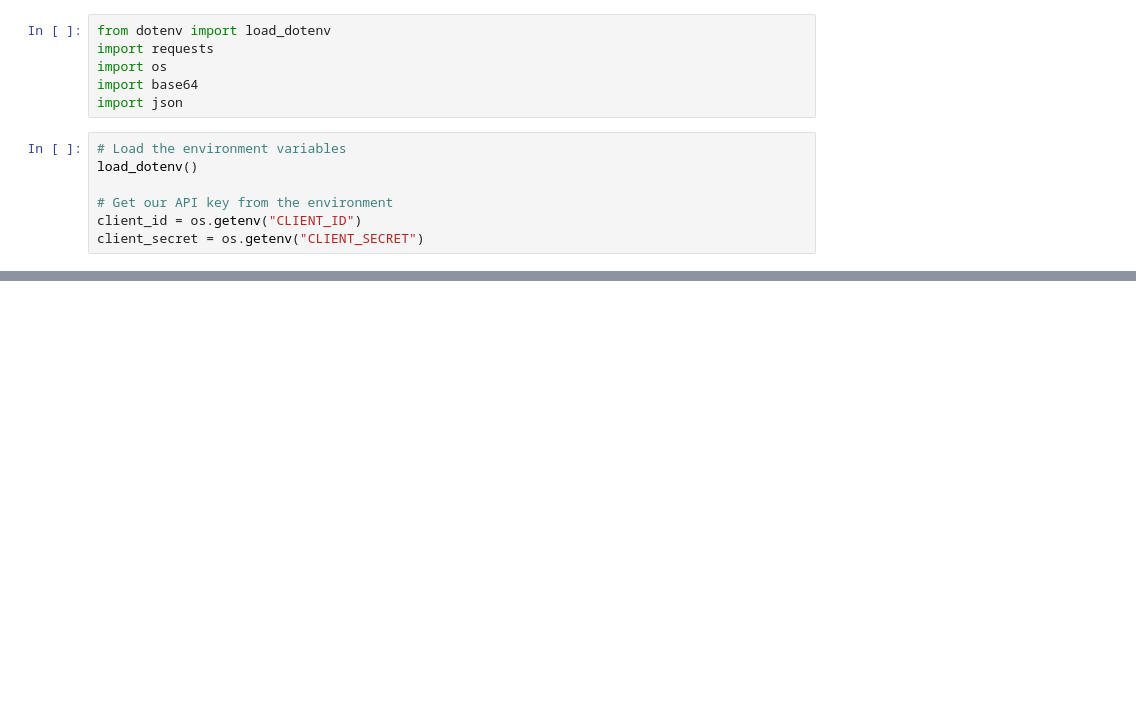
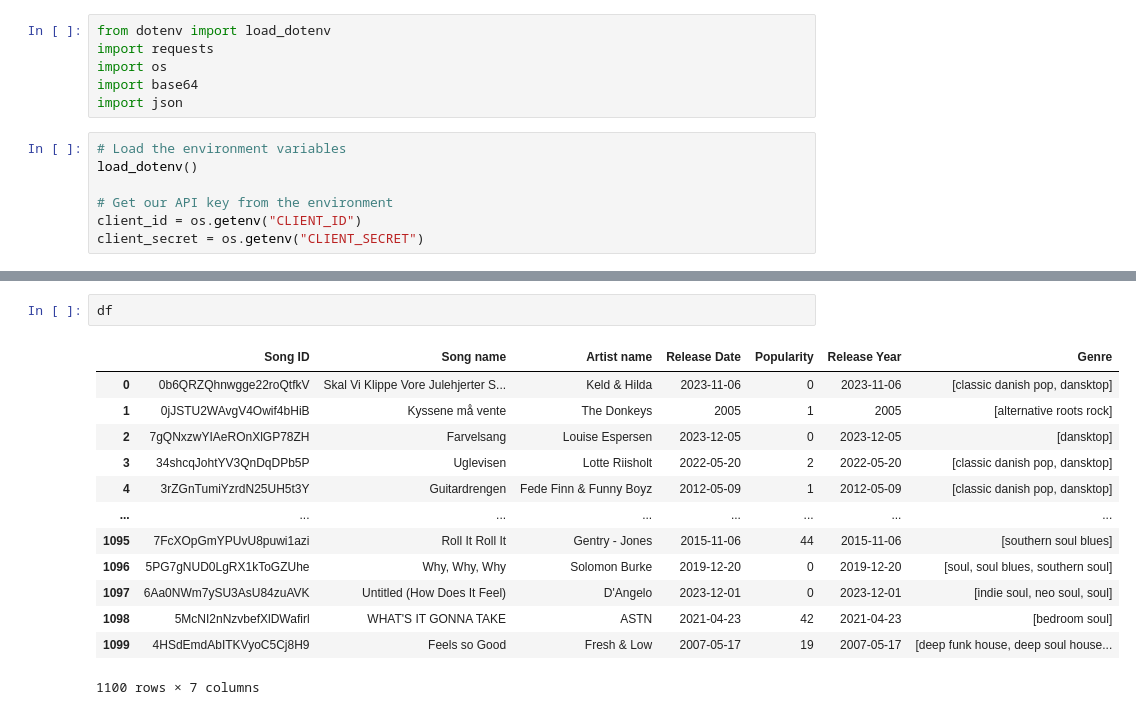
Before and after one commit to MaksiMental/Spotify-Music-Prediction, a Jupyter notebook: eda.ipynb, the cells around one changed output, grey strips where cells are left out. Cells and saved outputs as stored; diff of their text form; blank space fills up the shorter version.

```diff
--- a/eda.ipynb
+++ b/eda.ipynb
@@ -126,0 +186,16 @@ list of genres
+# %%
+df
+# %% [output]
+|  | Song ID | Song name | Artist name | Release Date | Popularity | Release Year | Genre |
+| 0 | 0b6QRZQhnwgge22roQtfkV | Skal Vi Klippe Vore Julehjerter S... | Keld & Hilda | 2023-11-06 | 0 | 2023-11-06 | [classic danish pop, dansktop] |
+| 1 | 0jJSTU2WAvgV4Owif4bHiB | Kyssene må vente | The Donkeys | 2005 | 1 | 2005 | [alternative roots rock] |
+| 2 | 7gQNxzwYIAeROnXlGP78ZH | Farvelsang | Louise Espersen | 2023-12-05 | 0 | 2023-12-05 | [dansktop] |
+| 3 | 34shcqJohtYV3QnDqDPb5P | Uglevisen | Lotte Riisholt | 2022-05-20 | 2 | 2022-05-20 | [classic danish pop, dansktop] |
+| 4 | 3rZGnTumiYzrdN25UH5t3Y | Guitardrengen | Fede Finn & Funny Boyz | 2012-05-09 | 1 | 2012-05-09 | [classic danish pop, dansktop] |
+| ... | ... | ... | ... | ... | ... | ... | ... |
+| 1095 | 7FcXOpGmYPUvU8puwi1azi | Roll It Roll It | Gentry - Jones | 2015-11-06 | 44 | 2015-11-06 | [southern soul blues] |
+| 1096 | 5PG7gNUD0LgRX1kToGZUhe | Why, Why, Why | Solomon Burke | 2019-12-20 | 0 | 2019-12-20 | [soul, soul blues, southern soul] |
+| 1097 | 6Aa0NWm7ySU3AsU84zuAVK | Untitled (How Does It Feel) | D'Angelo | 2023-12-01 | 0 | 2023-12-01 | [indie soul, neo soul, soul] |
+| 1098 | 5McNI2nNzvbefXlDWafirl | WHAT'S IT GONNA TAKE | ASTN | 2021-04-23 | 42 | 2021-04-23 | [bedroom soul] |
+| 1099 | 4HSdEmdAbITKVyoC5Cj8H9 | Feels so Good | Fresh & Low | 2007-05-17 | 19 | 2007-05-17 | [deep funk house, deep soul house... |
+1100 rows × 7 columns
```
Also changed, not shown: parts of 12 cells of this notebook, 1 other file.
